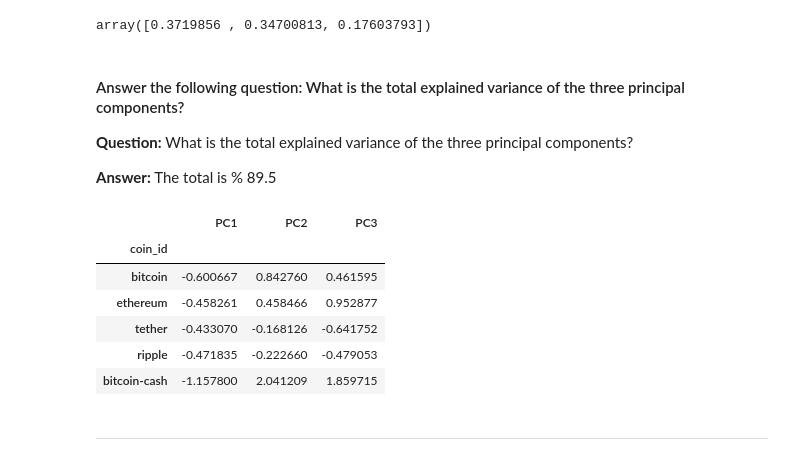
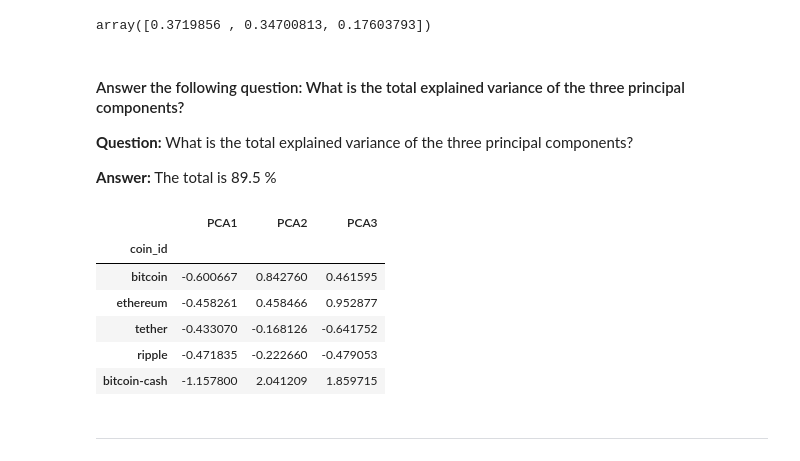
Before and after one commit to stefimaz/Fintech_Database, a Jupyter notebook: Challenge10/crypto_investments.ipynb, the cells around one changed output. Saved outputs shown, nothing was run; the diff lists cells and outputs as text; code cells hidden in the pictures.

```diff
--- a/Challenge10/crypto_investments.ipynb
+++ b/Challenge10/crypto_investments.ipynb
@@ -269,24 +269,24 @@ array([0.3719856 , 0.34700813, 0.17603793])
 
 **Question:** What is the total explained variance of the three principal components?
 
-**Answer:** The total is % 89.5
+**Answer:** The total is 89.5 %
 # %%
 # Create a new DataFrame with the PCA data.
 # Note: The code for this step is provided for you
 
 # Creating a DataFrame with the PCA data
-df_pca_market_data = pd.DataFrame(pca_market_data, columns= ["PC1", "PC2", "PC3"])
+df_pca_market_data = pd.DataFrame(pca_market_data, columns= ["PCA1", "PCA2", "PCA3"])
 
 # Copy the crypto names from the original data
 df_pca_market_data["coin_id"] = df_market_data.index
 
 # Set the coinid column as index
 df_pca_market_data = df_pca_market_data.set_index("coin_id")
 
 # Display sample data
 df_pca_market_data.head()
 # %% [output]
-|  | PC1 | PC2 | PC3 |
+|  | PCA1 | PCA2 | PCA3 |
 | coin_id |  |  |  |
 | bitcoin | -0.600667 | 0.842760 | 0.461595 |
 | ethereum | -0.458261 | 0.458466 | 0.952877 |
```
Also changed, not shown: parts of 8 cells of this notebook.
